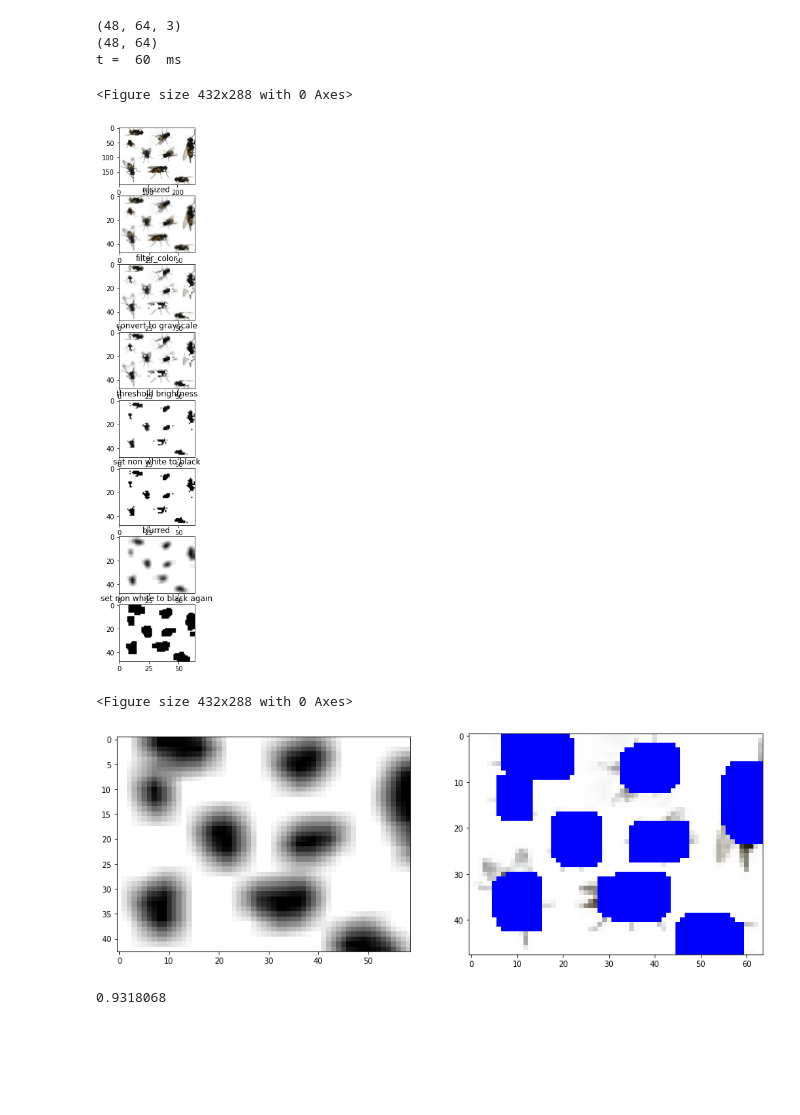
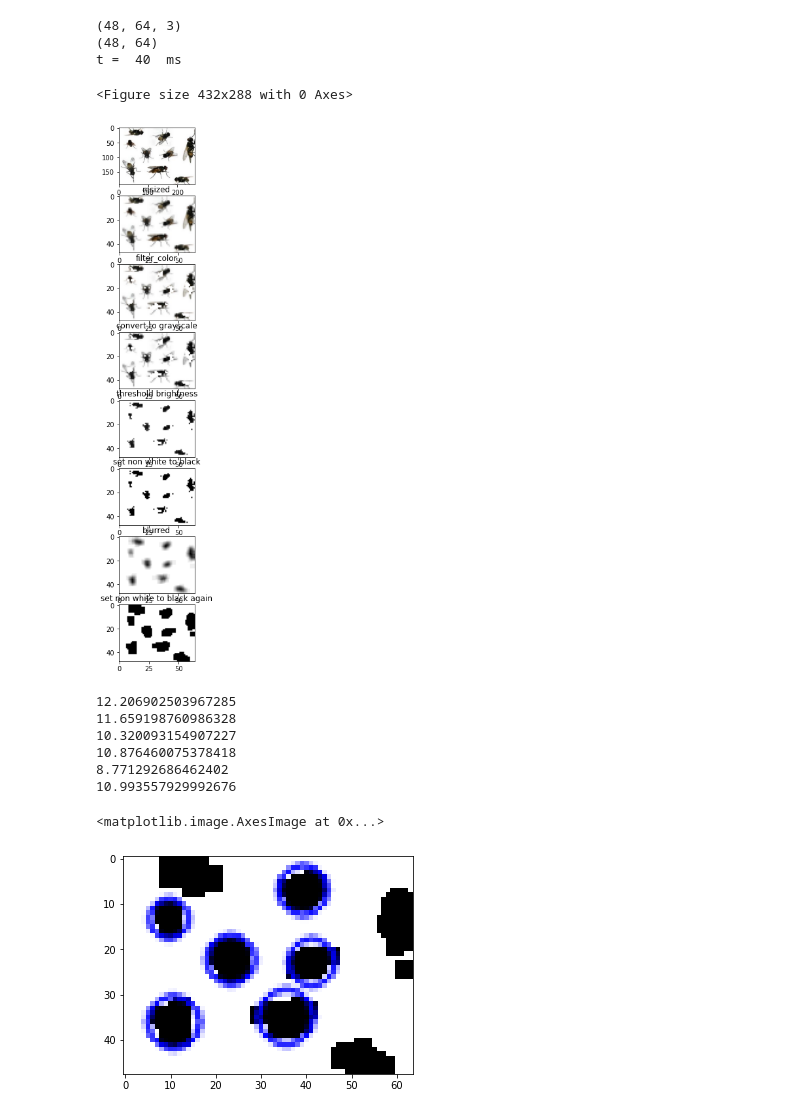
Before and after one commit to GrapixLeGrand/flies_catcher, a Jupyter notebook: prototype_pattern.ipynb, the cells around one changed output. Drawn from its saved outputs; the diff is of its cells as text; code cells hidden in the pictures; blank space fills up the shorter version.

```diff
--- a/prototype_pattern.ipynb
+++ b/prototype_pattern.ipynb
@@ -15,6 +15,12 @@ grayscale_threshold = 120
 scale_percent = 25
 blur_kernel_size = (4, 4)
 
+#for the blob detection
+params = cv.SimpleBlobDetector_Params()
+params.filterByConvexity = False
+params.filterByCircularity = False
+params.filterByArea = False
+params.filterByInertia = False
 
 
 
@@ -131,67 +137,47 @@ def preprocessing_pipeline(img):
     starting_time = round(time.time() * 1000)
     i = 0
     axarr[i].imshow(img)
     for pipeline_func in pipeline:
         i += 1
         func = pipeline_func[0]
         img = func(img)
         if (pipeline_func[2]):
             axarr[i].imshow(img)
         else:
             axarr[i].imshow(img, cmap = plt.cm.gray)
         axarr[i].set_title(pipeline_func[1])
 
     print("t = ", str(round(time.time() * 1000) - starting_time), " ms")
     return img
 
 plt.figure()
 f, axarr = plt.subplots(len(pipeline) + 1,1, figsize=(15,15))
 preprocessed_img = preprocessing_pipeline(convert_bgr_to_rgb(img))
 
 plt.show()
 
-def compute_pattern(h, w):
-    return np.ones((h, w), np.uint8)
 
-pattern = compute_pattern(6, 6)
+def find_blobs(img):
+    global params
+    detector = cv.SimpleBlobDetector_create(params)
+    keypoints = detector.detect(img)
+    return cv.drawKeypoints(preprocessed_img, keypoints, np.array([]), (0,0,255), cv.DRAW_MATCHES_FLAGS_DRAW_RICH_KEYPOINTS)
 
-def find_box_with_pattern(img, pattern):
+for k in keypoints:
+    print(k.size)
 
-    pattern_img_cpy = pattern.copy()
-    methods = ['cv.TM_CCOEFF', 'cv.TM_CCOEFF_NORMED', 'cv.TM_CCORR',
-            'cv.TM_CCORR_NORMED', 'cv.TM_SQDIFF', 'cv.TM_SQDIFF_NORMED']
-    meth = methods[4]
-    w, h = pattern.shape[::-1]
-
-    method = eval(meth)
-    current_target = img.copy()
-    neighborhood_img = cv.matchTemplate(current_target, pattern_img_cpy, method)
-
-    return neighborhood_img
-
-result_img = find_box_with_pattern(preprocessed_img, pattern)
-resized = resize_img(img)
-resized_rgb = convert_bgr_to_rgb(resized)
-
-threshold = 0.01
-result_img = (result_img - np.std(result_img)) / np.mean(result_img)
-loc = np.where(result_img < threshold)
-for pt in zip(*loc[::-1]):
-    cv.rectangle(resized_rgb, pt, (pt[0] + 5, pt[1] + 5), (0,0,255), 1)
-
-plt.figure()
-f2, axarr2 = plt.subplots(1, 2, figsize=(15,15))
-axarr2[0].imshow(result_img, cmap = plt.cm.gray)
-axarr2[1].imshow(resized_rgb)
-
-plt.show()
-np.max(result_img)
+plt.imshow(find_blobs(preprocessed_img), cmap = plt.cm.gray)
 # %% [output]
 (48, 64, 3)
 (48, 64)
-t =  60  ms
+t =  40  ms
 <Figure size 432x288 with 0 Axes>
 [figure]
-<Figure size 432x288 with 0 Axes>
+12.206902503967285
+11.659198760986328
+10.320093154907227
+10.876460075378418
+8.771292686462402
+10.993557929992676
+<matplotlib.image.AxesImage at 0x...>
-[figure, old version]
+[figure, new version]
-0.9318068
```
Also changed, not shown: parts of 1 cell of this notebook.
